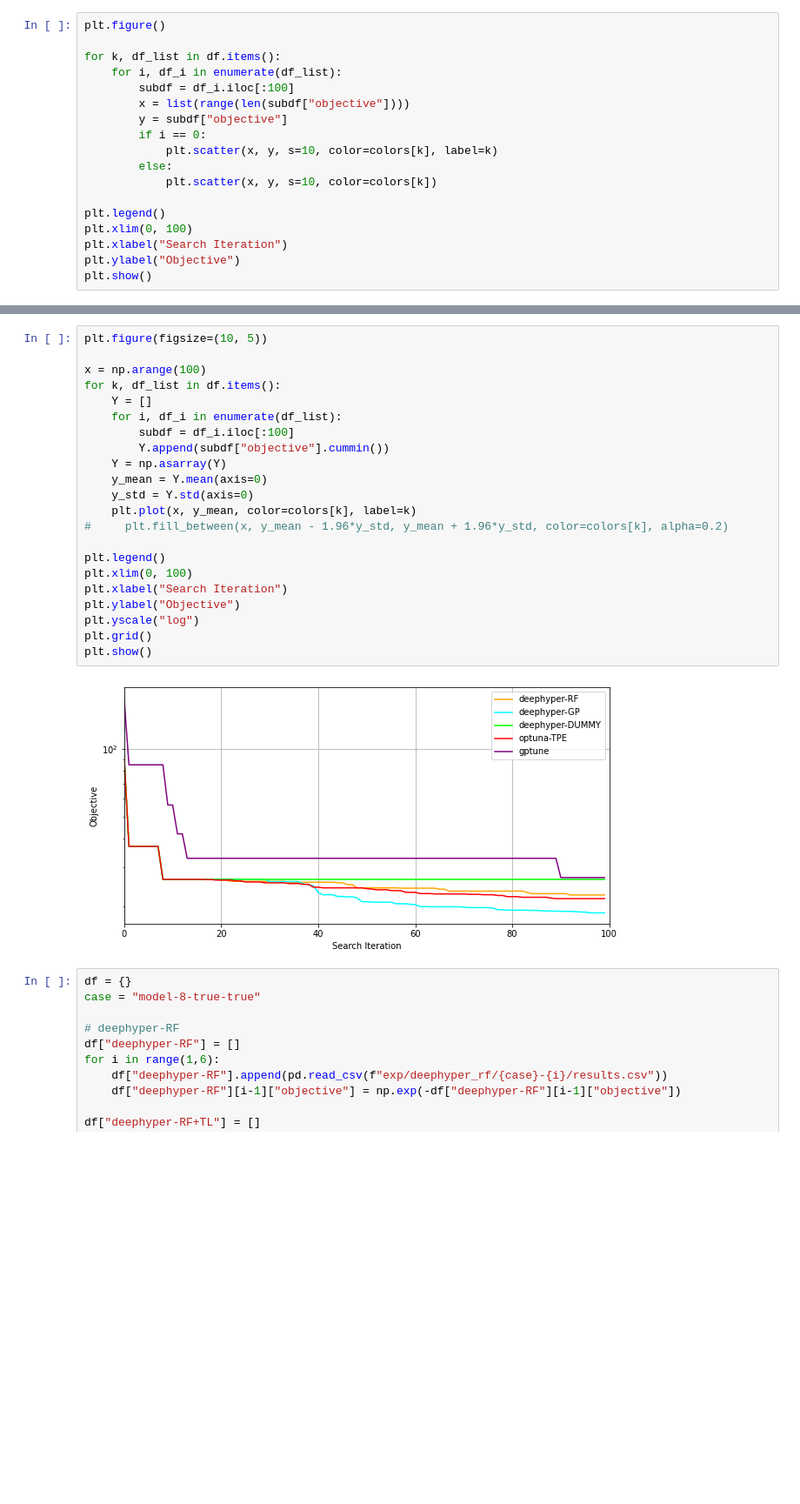
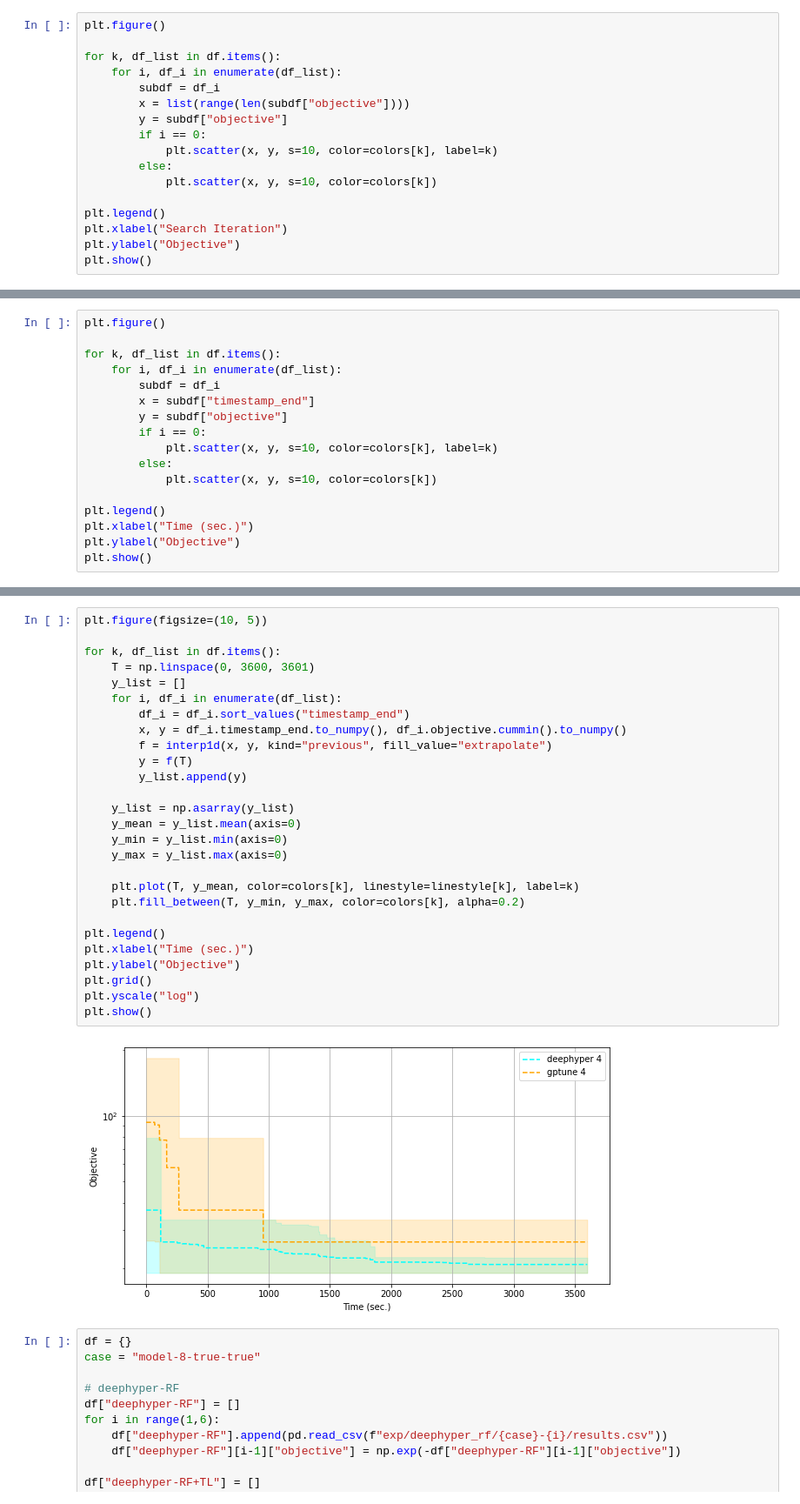
Before and after one commit to hepnos/HEPnOS-Autotuning, a Jupyter notebook: surrogate/analysis.ipynb, the cells around one changed output, grey strips where cells are left out. Shown at 87% size. Drawn from its saved outputs; the diff is of its cells as text; blank space fills up the shorter version.

```diff
--- a/surrogate/analysis.ipynb
+++ b/surrogate/analysis.ipynb
@@ -58,7 +81,7 @@ plt.figure()
 
 for k, df_list in df.items():
     for i, df_i in enumerate(df_list):
-        subdf = df_i.iloc[:100]
+        subdf = df_i
         x = list(range(len(subdf["objective"])))
         y = subdf["objective"]
         if i == 0:
@@ -67,7 +90,6 @@ for k, df_list in df.items():
             plt.scatter(x, y, s=10, color=colors[k])
 
 plt.legend()
-plt.xlim(0, 100)
 plt.xlabel("Search Iteration")
 plt.ylabel("Objective")
 plt.show()
@@ -75,0 +98,17 @@ plt.show()
+# %%
+plt.figure()
+
+for k, df_list in df.items():
+    for i, df_i in enumerate(df_list):
+        subdf = df_i
+        x = subdf["timestamp_end"]
+        y = subdf["objective"]
+        if i == 0:
+            plt.scatter(x, y, s=10, color=colors[k], label=k)
+        else:
+            plt.scatter(x, y, s=10, color=colors[k])
+
+plt.legend()
+plt.xlabel("Time (sec.)")
+plt.ylabel("Objective")
+plt.show()
@@ -76,27 +117,32 @@ plt.show()
 # %%
 plt.figure(figsize=(10, 5))
 
-x = np.arange(100)
 for k, df_list in df.items():
-    Y = []
+    T = np.linspace(0, 3600, 3601)
+    y_list = []
     for i, df_i in enumerate(df_list):
-        subdf = df_i.iloc[:100]
-        Y.append(subdf["objective"].cummin())
-    Y = np.asarray(Y)
-    y_mean = Y.mean(axis=0)
-    y_std = Y.std(axis=0)
-    plt.plot(x, y_mean, color=colors[k], label=k)
-#     plt.fill_between(x, y_mean - 1.96*y_std, y_mean + 1.96*y_std, color=colors[k], alpha=0.2)
+        df_i = df_i.sort_values("timestamp_end")
+        x, y = df_i.timestamp_end.to_numpy(), df_i.objective.cummin().to_numpy()
+        f = interp1d(x, y, kind="previous", fill_value="extrapolate")
+        y = f(T)
+        y_list.append(y)
+
+    y_list = np.asarray(y_list)
+    y_mean = y_list.mean(axis=0)
+    y_min = y_list.min(axis=0)
+    y_max = y_list.max(axis=0)
+
+    plt.plot(T, y_mean, color=colors[k], linestyle=linestyle[k], label=k)
+    plt.fill_between(T, y_min, y_max, color=colors[k], alpha=0.2)
 
 plt.legend()
-plt.xlim(0, 100)
-plt.xlabel("Search Iteration")
+plt.xlabel("Time (sec.)")
 plt.ylabel("Objective")
+plt.grid()
 plt.yscale("log")
-plt.grid()
 plt.show()
 # %% [output]
-[figure, old version]
+[figure, new version]
 # %%
 df = {}
 case = "model-8-true-true"
```
Also changed, not shown: parts of 4 cells of this notebook, 32 other files.
